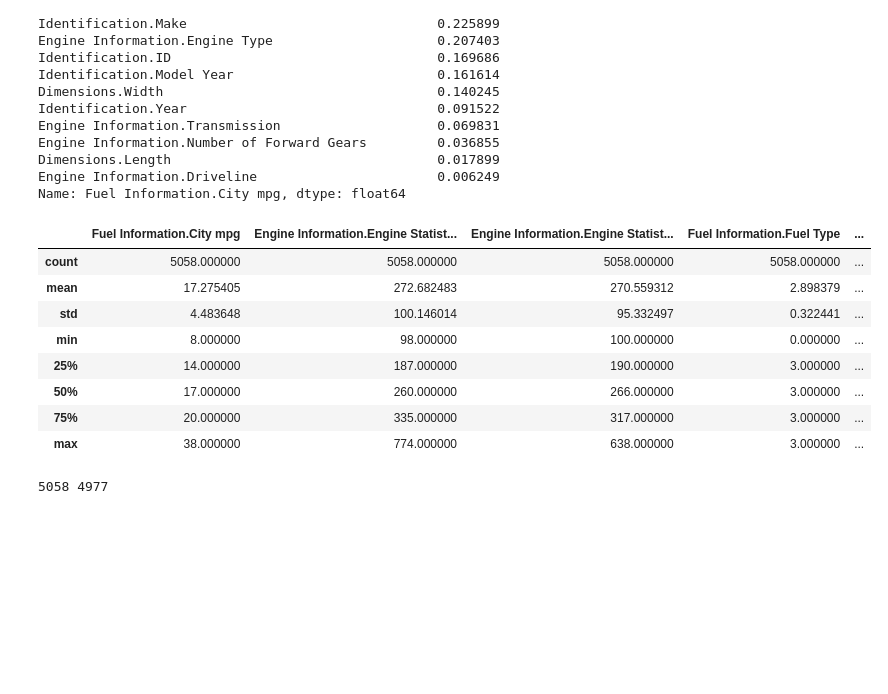
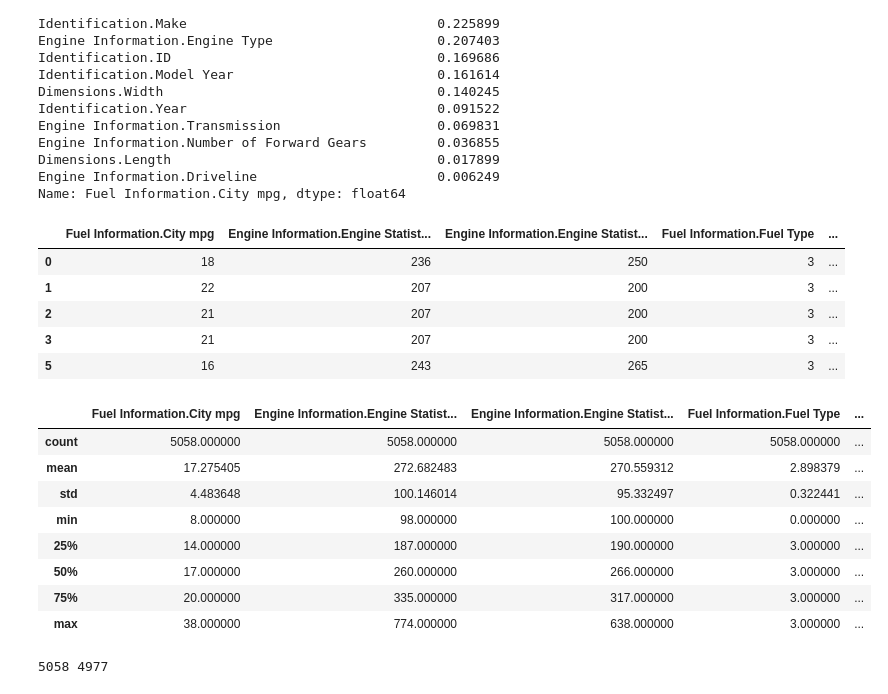
Before and after one commit to itsAnanth/DUK-multiple-linear-regression, a Jupyter notebook: regression.ipynb, the cells around one changed output. Cells and saved outputs as stored; diff of their text form; code cells hidden in the pictures; blank space fills up the shorter version.

```diff
--- a/regression.ipynb
+++ b/regression.ipynb
@@ -137,20 +144,27 @@ Name: Fuel Information.City mpg, dtype: float64
 # %%
 """
     selecting best 6 features excluding the target column itself
 """
 df = dataset[best_features.index.tolist()[: 7]]
-df.head()
-df.describe()
+
+display(df.head())
+display(df.describe())
 # %% [output]
 |  | Fuel Information.City mpg | Engine Information.Engine Statist... | Engine Information.Engine Statist... | Fuel Information.Fuel Type | ... |
-| count | 5058.000000 | 5058.000000 | 5058.000000 | 5058.000000 | ... |
-| mean | 17.275405 | 272.682483 | 270.559312 | 2.898379 | ... |
-| std | 4.483648 | 100.146014 | 95.332497 | 0.322441 | ... |
-| min | 8.000000 | 98.000000 | 100.000000 | 0.000000 | ... |
-| 25% | 14.000000 | 187.000000 | 190.000000 | 3.000000 | ... |
-| 50% | 17.000000 | 260.000000 | 266.000000 | 3.000000 | ... |
-| 75% | 20.000000 | 335.000000 | 317.000000 | 3.000000 | ... |
-| max | 38.000000 | 774.000000 | 638.000000 | 3.000000 | ... |
+| 0 | 18 | 236 | 250 | 3 | ... |
+| 1 | 22 | 207 | 200 | 3 | ... |
+| 2 | 21 | 207 | 200 | 3 | ... |
+| 3 | 21 | 207 | 200 | 3 | ... |
+| 5 | 16 | 243 | 265 | 3 | ... |
+|  | Fuel Information.City mpg | Engine Information.Engine Statist... | Engine Information.Engine Statist... | Fuel Information.Fuel Type | ... |
+| count | 5058.000000 | 5058.000000 | 5058.000000 | 5058.000000 | ... |
+| mean | 17.275405 | 272.682483 | 270.559312 | 2.898379 | ... |
+| std | 4.483648 | 100.146014 | 95.332497 | 0.322441 | ... |
+| min | 8.000000 | 98.000000 | 100.000000 | 0.000000 | ... |
+| 25% | 14.000000 | 187.000000 | 190.000000 | 3.000000 | ... |
+| 50% | 17.000000 | 260.000000 | 266.000000 | 3.000000 | ... |
+| 75% | 20.000000 | 335.000000 | 317.000000 | 3.000000 | ... |
+| max | 38.000000 | 774.000000 | 638.000000 | 3.000000 | ... |
 # %%
 """
     dynamically remove all outliers from every column
```
Also changed, not shown: parts of 1 cell of this notebook.
